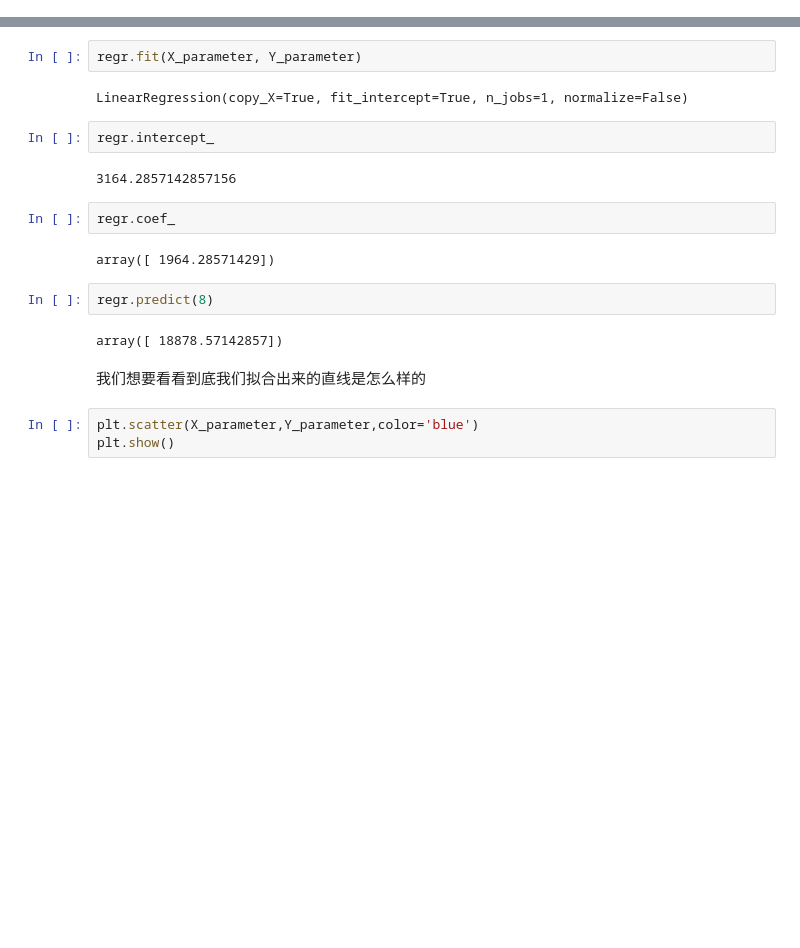
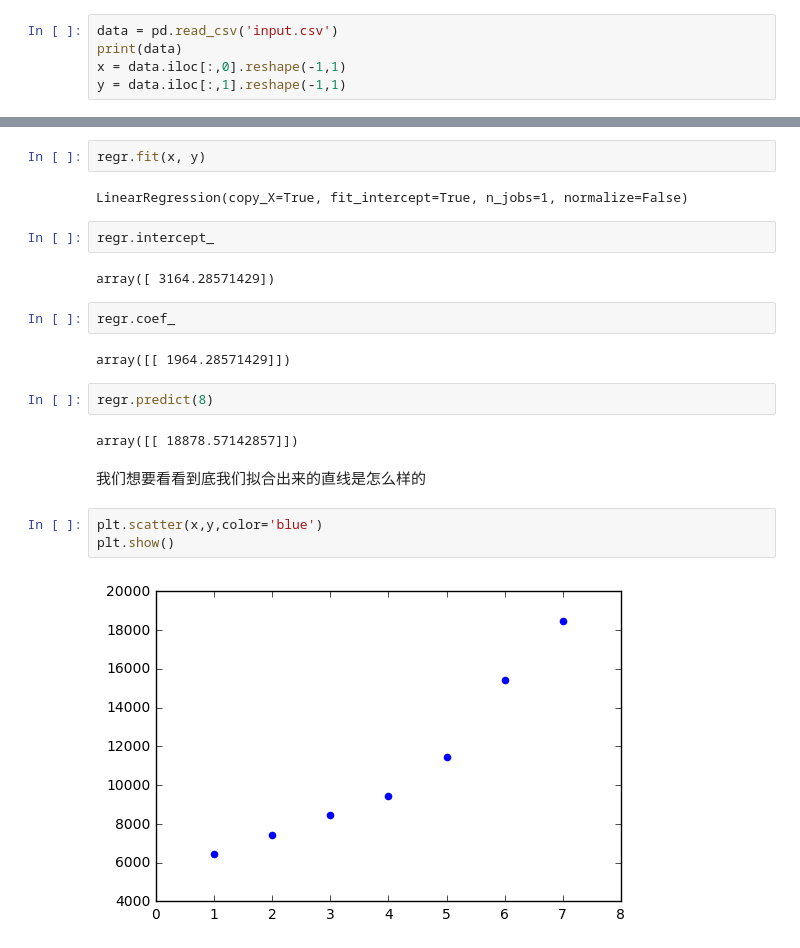
Before and after one commit to HosinPrime/linerRegression, a Jupyter notebook: linerRegression.ipynb, the cells around one changed output, grey strips where cells are left out. Saved outputs shown, nothing was run; the diff lists cells and outputs as text; blank space fills up the shorter version.

```diff
--- a/linerRegression.ipynb
+++ b/linerRegression.ipynb
@@ -28,0 +10,5 @@ Y_parameter
+# %%
+data = pd.read_csv('input.csv')
+print(data)
+x = data.iloc[:,0].reshape(-1,1)
+y = data.iloc[:,1].reshape(-1,1)
@@ -31,24 +46,26 @@ Y_parameter
 # %%
 regr = linear_model.LinearRegression()
 # %%
-regr.fit(X_parameter, Y_parameter)
+regr.fit(x, y)
 # %% [output]
 LinearRegression(copy_X=True, fit_intercept=True, n_jobs=1, normalize=False)
 # %%
 regr.intercept_
 # %% [output]
-3164.2857142857156
+array([ 3164.28571429])
 # %%
 regr.coef_
 # %% [output]
-array([ 1964.28571429])
+array([[ 1964.28571429]])
 # %%
 regr.predict(8)
 # %% [output]
-array([ 18878.57142857])
+array([[ 18878.57142857]])
 # %% [markdown]
 我们想要看看到底我们拟合出来的直线是怎么样的
 # %%
-plt.scatter(X_parameter,Y_parameter,color='blue')
+plt.scatter(x,y,color='blue')
 plt.show()
+# %% [output]
+[figure, added]
 # %%
```
Also changed, not shown: parts of 38 cells of this notebook, 3 other files.
